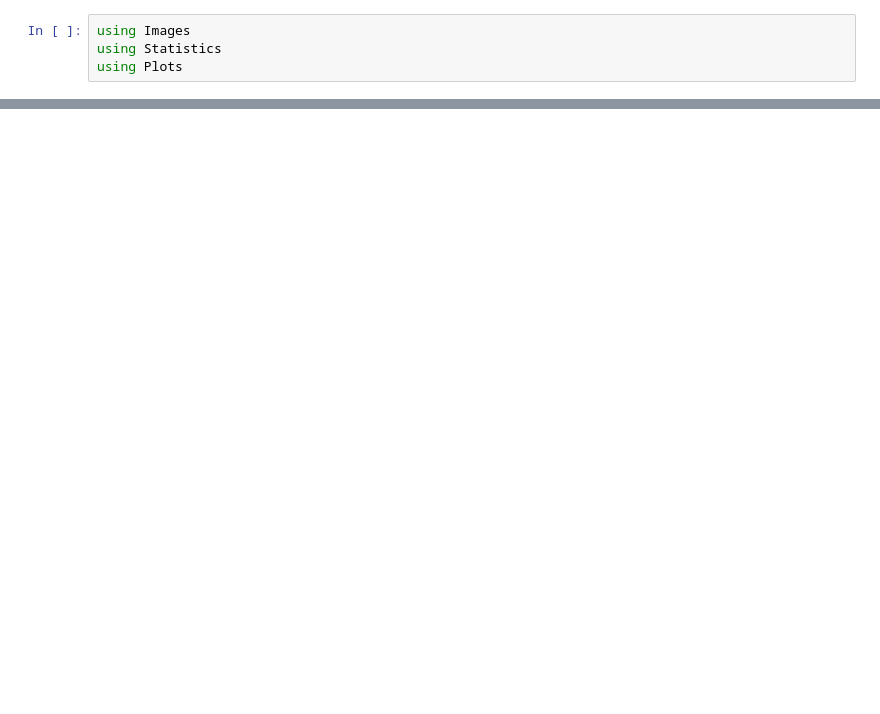
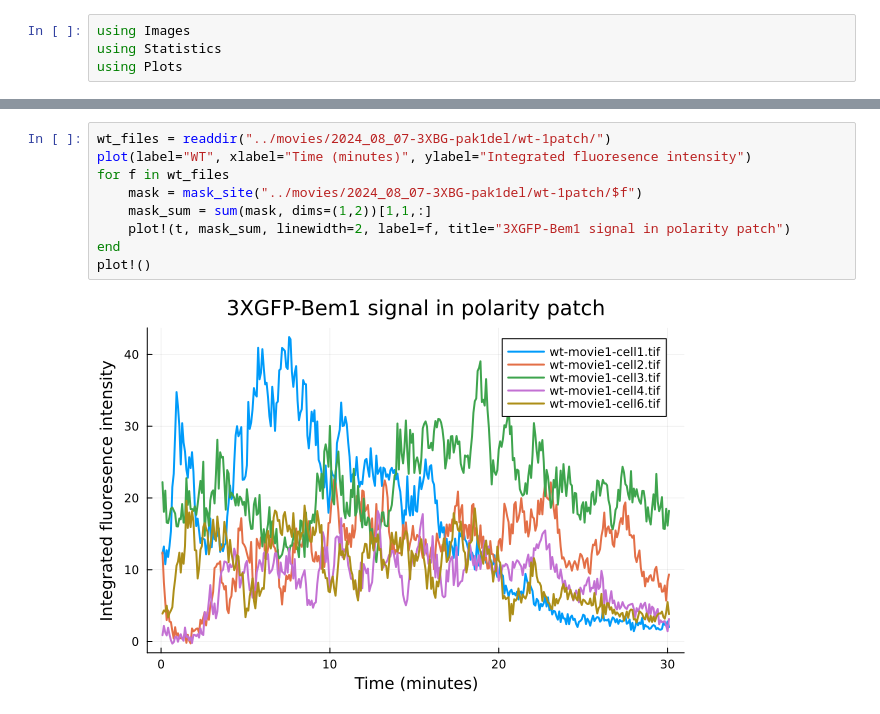
Before and after one commit to crockeraw/PolarityProject, a Jupyter notebook: proj/PatchDynamics/notebooks/crop-to-patches.ipynb, the cells around one changed output, grey strips where cells are left out. Saved outputs shown, nothing was run; the diff lists cells and outputs as text; blank space fills up the shorter version.

```diff
--- a/proj/PatchDynamics/notebooks/crop-to-patches.ipynb
+++ b/proj/PatchDynamics/notebooks/crop-to-patches.ipynb
@@ -52,0 +77,11 @@ plot!(t, maximum(del, dims=(1,2))[1,1,:], linewidth=2, label="pak1-del", title="
+# %%
+wt_files = readdir("../movies/2024_08_07-3XBG-pak1del/wt-1patch/")
+plot(label="WT", xlabel="Time (minutes)", ylabel="Integrated fluoresence intensity")
+for f in wt_files
+    mask = mask_site("../movies/2024_08_07-3XBG-pak1del/wt-1patch/$f")
+    mask_sum = sum(mask, dims=(1,2))[1,1,:]
+    plot!(t, mask_sum, linewidth=2, label=f, title="3XGFP-Bem1 signal in polarity patch")
+end
+plot!()
+# %% [output]
+[figure, added]
```
Also changed, not shown: parts of 18 cells of this notebook, 2 other files.
